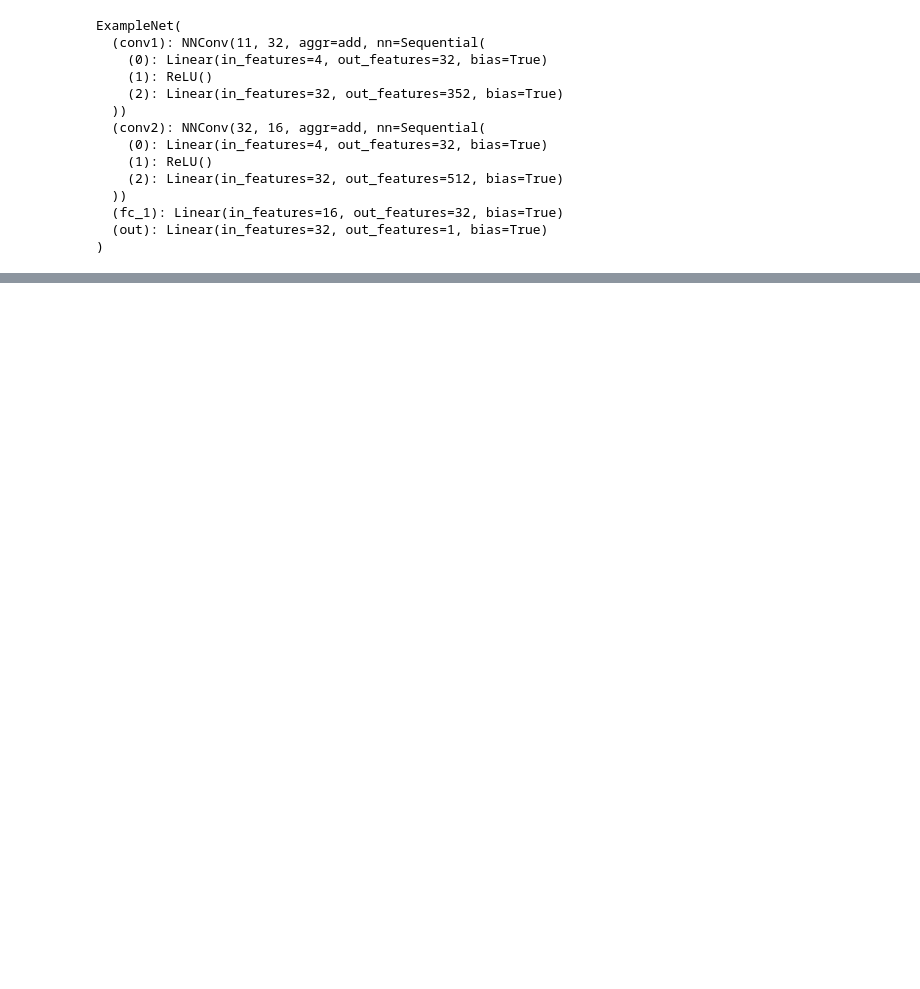
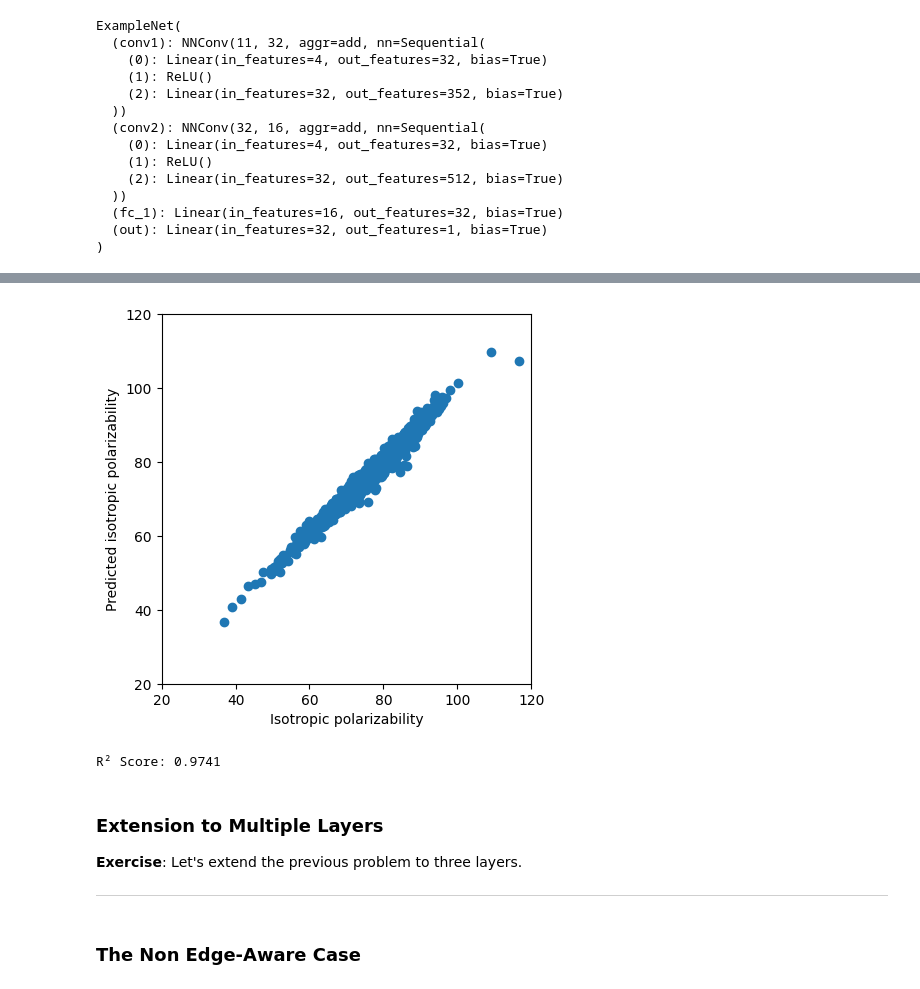
Before and after one commit to cfteach/NNDL_2025, a Jupyter notebook: _sources/04_17_2025_lec21_GNN_part2_v2.ipynb, the cells around one changed output, grey strips where cells are left out. Drawn from its saved outputs; the diff is of its cells as text; code cells hidden in the pictures; blank space fills up the shorter version.

```diff
--- a/_sources/04_17_2025_lec21_GNN_part2_v2.ipynb
+++ b/_sources/04_17_2025_lec21_GNN_part2_v2.ipynb
@@ -331,0 +552,44 @@ ExampleNet(
+# %%
+net.eval() # model in evaluation mode; Disables things like Dropout and BatchNorm updates; does not disable gradient tracking
+predictions = []
+real = []
+
+for batch in testloader:
+
+    output = net(batch.to(device))
+    predictions.append(output.detach().cpu().numpy())
+    real.append(batch.y[:, target_idx].detach().cpu().numpy())
+
+predictions = np.concatenate(predictions)
+real = np.concatenate(real)
+# %%
+import matplotlib.pyplot as plt
+
+
+plt.scatter(real[:2000],predictions[:2000])
+plt.ylabel('Predicted isotropic polarizability')
+plt.xlabel('Isotropic polarizability')
+plt.xlim(20,120)
+plt.ylim(20,120)
+# display as square
+plt.gca().set_aspect('equal', adjustable='box')
+plt.show()
+# %% [output]
+[figure, added]
+# %%
+from sklearn.metrics import r2_score
+
+r2 = r2_score(real[:2000], predictions[:2000])
+print(f"R² Score: {r2:.4f}")
+# %% [output]
+R² Score: 0.9741
+# %% [markdown]
+### **Extension to Multiple Layers**
+
+**Exercise**: Let's extend the previous problem to three layers.
+
+
+
+---
+# %% [markdown]
+### **The Non Edge-Aware Case**
```
Also changed, not shown: parts of 34 cells of this notebook, 49 other files.
